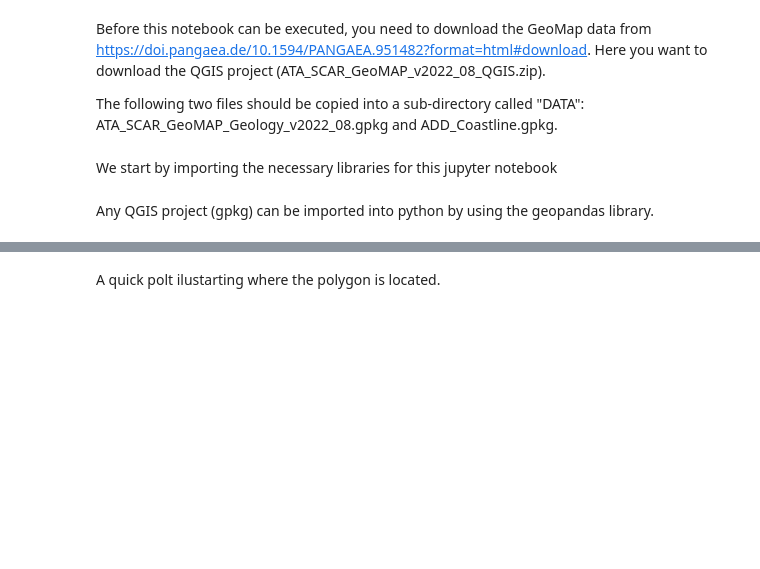
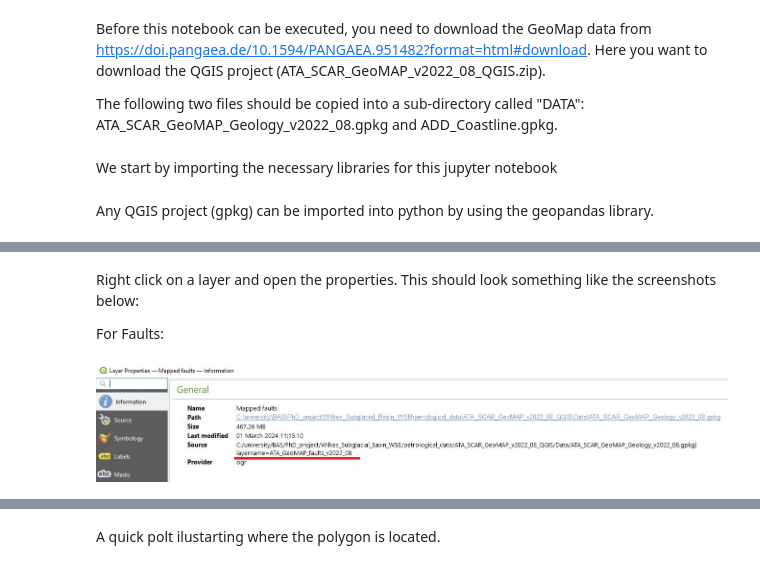
Before and after one commit to MaximilianLowe/How_to_import_and_plot_Antarctic_GeoMap_with_python, a Jupyter notebook: Import_and_plot_GeoMap_with_python.ipynb, the cells around one changed output, grey strips where cells are left out. Cells and saved outputs as stored; diff of their text form; code cells hidden in the pictures; blank space fills up the shorter version.

```diff
--- a/Import_and_plot_GeoMap_with_python.ipynb
+++ b/Import_and_plot_GeoMap_with_python.ipynb
@@ -40,0 +34,9 @@ Underlined with red is the layer name your are looking for.
+# %% [markdown]
+Right click on a layer and open the properties. This should look something like the screenshots below:
+
+For Faults:
+# %%
+Fault_properties_QGIS = Image.open('Screenshots/properties_fault_information.jpg')
+display(Fault_properties_QGIS)
+# %% [output]
+[figure, added]
```
Also changed, not shown: parts of 13 cells of this notebook.
